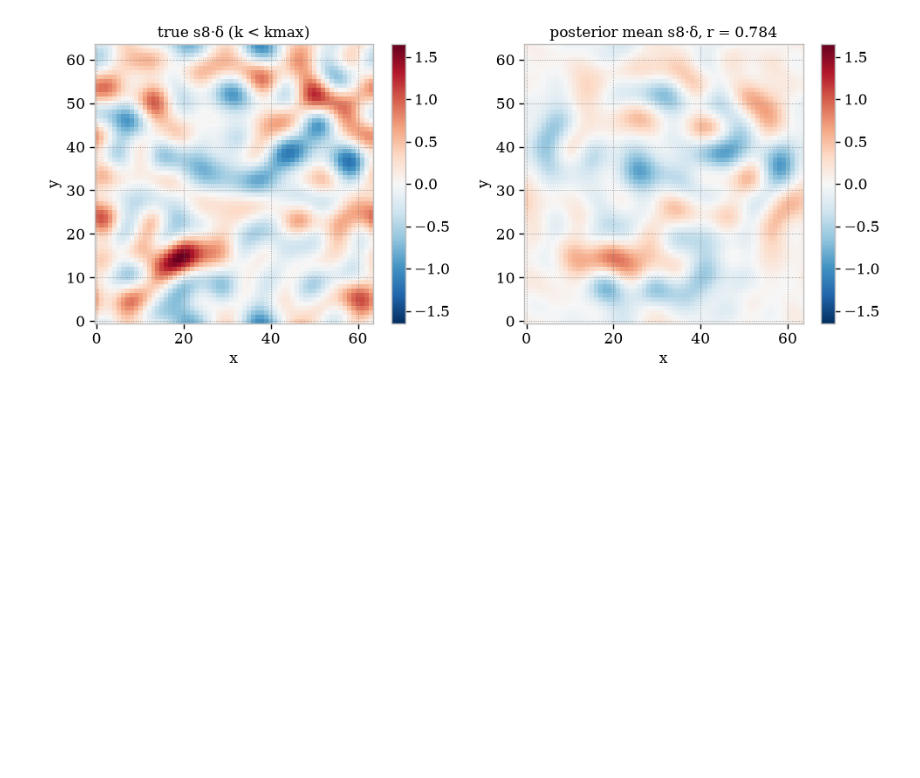
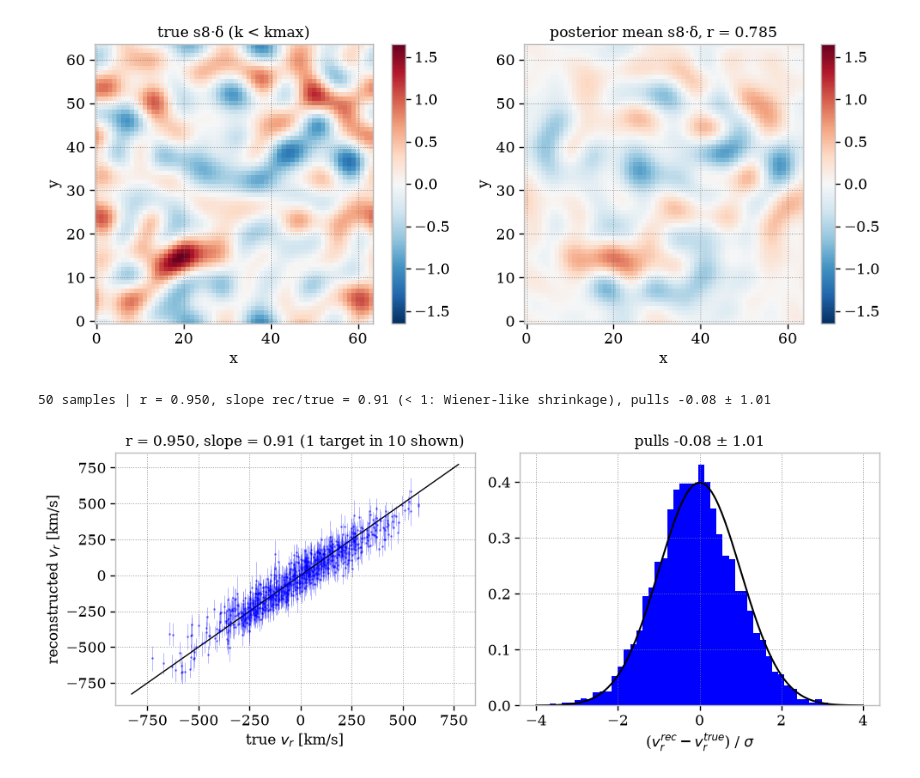
Before and after one commit to corentinravoux/flip, a Jupyter notebook: notebook/flip_forward.ipynb, the cells around one changed output. Drawn from its saved outputs; the diff is of its cells as text; code cells hidden in the pictures; blank space fills up the shorter version.

Commit message:
adding vel comparison in the forward

```diff
--- a/notebook/flip_forward.ipynb
+++ b/notebook/flip_forward.ipynb
@@ -331,3 +331,48 @@ for ax, field, title in zip(axs, (phi_true, phi_fit), ("true s8·δ (k < kmax)",
 plt.tight_layout()
 # %% [output]
 [figure]
+# %%
+# True vs reconstructed radial velocity of the targets: posterior mean ± std over thinned samples
+# (field, s8 and distances all vary across samples; the truth only has k < kmax modes, as the model)
+from flip.forward.field_utils import radial_velocity_from_grid
+
+line_of_sight = simulator.get_line_of_sight(ra, dec)
+thin = 20
+
+
+def radial_velocity_sample(sample):
+    modes_real, modes_imag, s8, chi = sample
+    _, _, velocity = simulator.sample_density_velocity_fields_from_modes(
+        {"delta_modes_real": modes_real, "delta_modes_imag": modes_imag,
+         "s8": s8, "f": truth["f"], "b": truth["b"]})
+    return radial_velocity_from_grid(velocity, chi, line_of_sight, box_size, number_bins)
+
+
+samples = (chains_parameters["delta_modes_real"][::thin], chains_parameters["delta_modes_imag"][::thin],
+           s8_chain[::thin], chi_chain[::thin])
+vr_samples = jax.lax.map(radial_velocity_sample, samples)
+vr_rec, vr_err = np.asarray(jnp.mean(vr_samples, axis=0)), np.asarray(jnp.std(vr_samples, axis=0))
+vr_t = np.asarray(vr_true)
+
+r_v = np.corrcoef(vr_t, vr_rec)[0, 1]
+slope = np.polyfit(vr_t, vr_rec, 1)[0]
+pull_v = (vr_rec - vr_t) / vr_err
+print(f"{len(samples[0])} samples | r = {r_v:.3f}, slope rec/true = {slope:.2f} (< 1: Wiener-like shrinkage), "
+      f"pulls {pull_v.mean():.2f} ± {pull_v.std():.2f}")
+
+fig, axs = plt.subplots(1, 2, figsize=(10, 4))
+axs[0].errorbar(vr_t[::10], vr_rec[::10], yerr=vr_err[::10], fmt=".", ms=2, alpha=0.4, elinewidth=0.5)
+lim = np.array([vr_t.min(), vr_t.max()])
+axs[0].plot(lim, lim, "k", lw=1)
+axs[0].set_xlabel("true $v_r$ [km/s]")
+axs[0].set_ylabel("reconstructed $v_r$ [km/s]")
+axs[0].set_title(f"r = {r_v:.3f}, slope = {slope:.2f} (1 target in 10 shown)")
+x = np.linspace(-4, 4, 200)
+axs[1].hist(pull_v, bins=50, density=True)
+axs[1].plot(x, np.exp(-x**2 / 2) / np.sqrt(2 * np.pi), "k")
+axs[1].set_xlabel("($v_r^{rec} - v_r^{true}$) / $\\sigma$")
+axs[1].set_title(f"pulls {pull_v.mean():.2f} ± {pull_v.std():.2f}")
+plt.tight_layout()
+# %% [output]
+50 samples | r = 0.950, slope rec/true = 0.91 (< 1: Wiener-like shrinkage), pulls -0.08 ± 1.01
+[figure, added]
```
Also changed, not shown: parts of 3 cells of this notebook.
